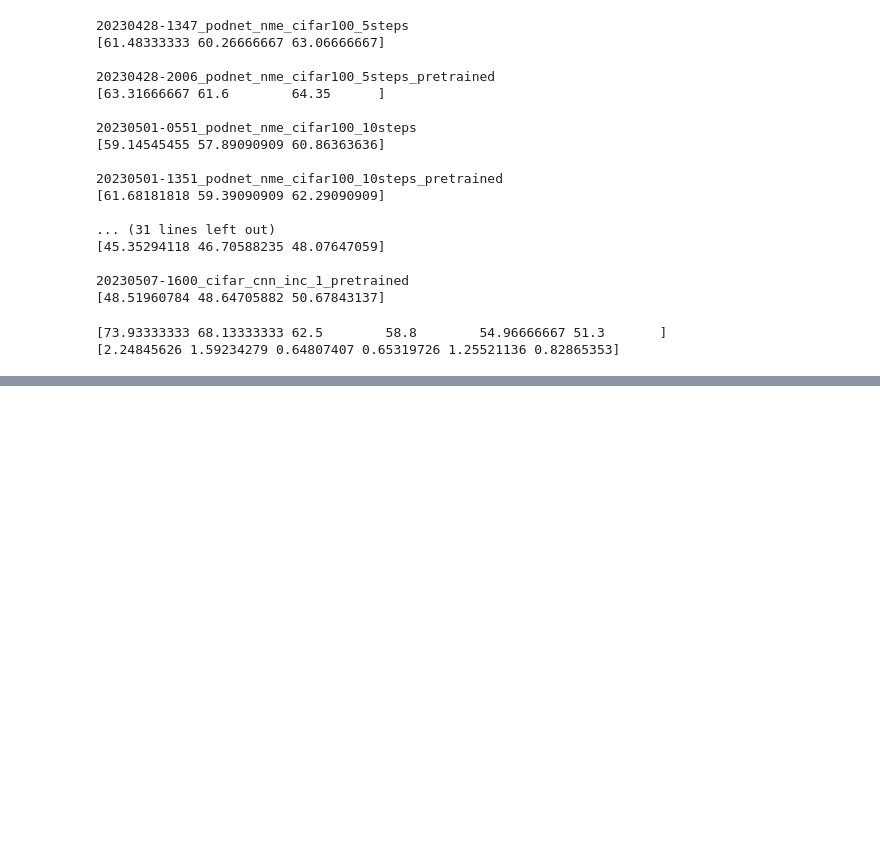
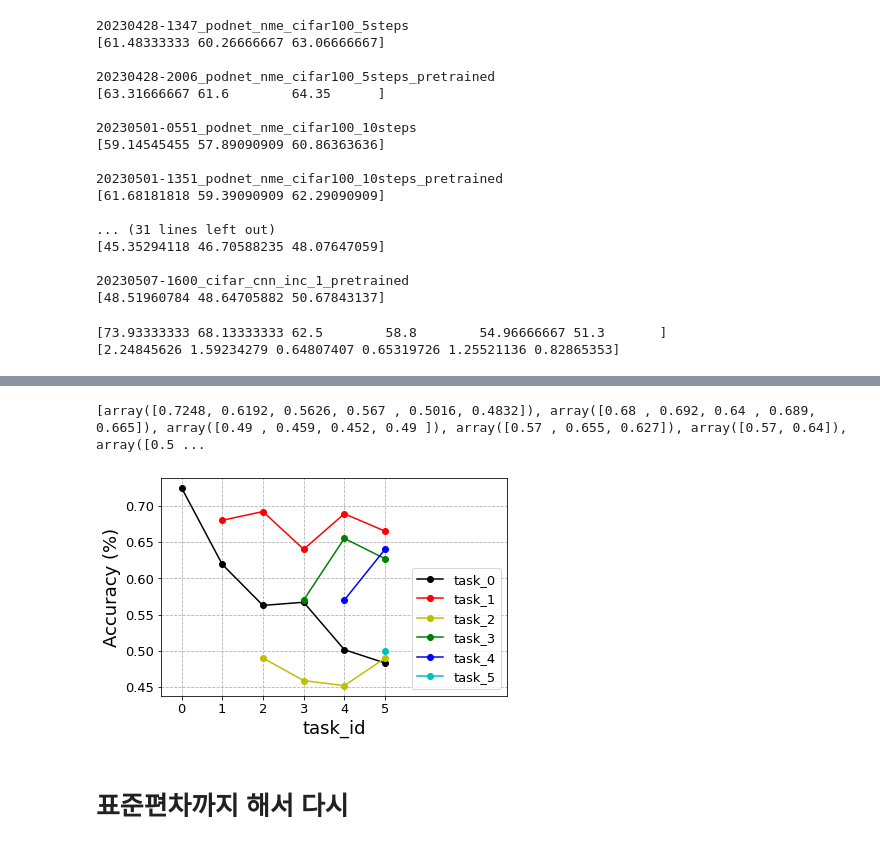
Before and after one commit to qqplot/incremental_learning.pytorch, a Jupyter notebook: get_results.ipynb, the cells around one changed output, grey strips where cells are left out. Saved outputs shown, nothing was run; the diff lists cells and outputs as text; code cells hidden in the pictures; blank space fills up the shorter version.

```diff
--- a/get_results.ipynb
+++ b/get_results.ipynb
@@ -110,0 +416,4 @@ FileNotFoundError: [Errno 2] No such file or directory: './results/podnet/202305
+# %%
+base_path = 'results/pretrained/20230611-0026_full_inc10_ep20_lr0.01_wd0.01-ft_ep20_lr0.05-k5'
+with open(base_path+'/run_0_.json','r') as f:
+    json_data = json.load(f)
@@ -110,0 +446,9 @@ FileNotFoundError: [Errno 2] No such file or directory: './results/podnet/202305
+# %%
+base_accs = []
+for results in json_data['results']:
+    print(results['task_id'])
+    base_acc = []
+    for i in range(5):
+        base_acc.append(results['accuracy'][task_classes[i]])
+    base_accs.append(np.mean(base_acc))
+print(base_accs)
@@ -110,0 +463,10 @@ FileNotFoundError: [Errno 2] No such file or directory: './results/podnet/202305
+# %%
+new_accs = []
+for i in range(5):
+    print('cur i =',i)
+    new_accs.append([])
+    for j in range(i+1):
+        print('  j =',j,task_classes[j+5],json_data['results'][i+1]['accuracy'][task_classes[j+5]])
+        new_accs[j].append(json_data['results'][i+1]['accuracy'][task_classes[j+5]])
+
+print(new_accs)
@@ -110,0 +491,27 @@ FileNotFoundError: [Errno 2] No such file or directory: './results/podnet/202305
+# %%
+full_accs = []
+for task_acc in [base_accs] + new_accs:
+    full_accs.append(np.array(task_acc))
+print(full_accs)
+# %% [output]
+[array([0.7248, 0.6192, 0.5626, 0.567 , 0.5016, 0.4832]), array([0.68 , 0.692, 0.64 , 0.689, 0.665]), array([0.49 , 0.459, 0.452, 0.49 ]), array([0.57 , 0.655, 0.627]), array([0.57, 0.64]), array([0.5 ...
+# %%
+plt.figure()
+plt.rc('font', size=13)
+for i in range(6):
+    plt.plot(task_ids[i], full_accs[i], color=colors[i], marker='o', label="task_"+str(i))
+    # plt.fill_between(task_ids[i], full_accs[i] - std, mean + std, color=colors[i], alpha=0.2)
+plt.xticks(task_ids[0], task_ids[0])
+plt.xlabel(r'task_id', fontsize=18)
+plt.ylabel('Accuracy (%)', fontsize=18)
+plt.xlim(-0.5, 8)
+# plt.ylim(50,90)
+plt.legend(loc='lower right')
+plt.grid(linestyle='--')
+plt.tight_layout()
+# plt.savefig("Figures/avg_vne_s" + str(S) + ".jpg", bbox_inches='tight', transparent=True, dpi=440)
+plt.show()
+# %% [output]
+[figure, added]
+# %% [markdown]
+# 표준편차까지 해서 다시
```
Also changed, not shown: parts of 43 cells of this notebook, 9 other files.
